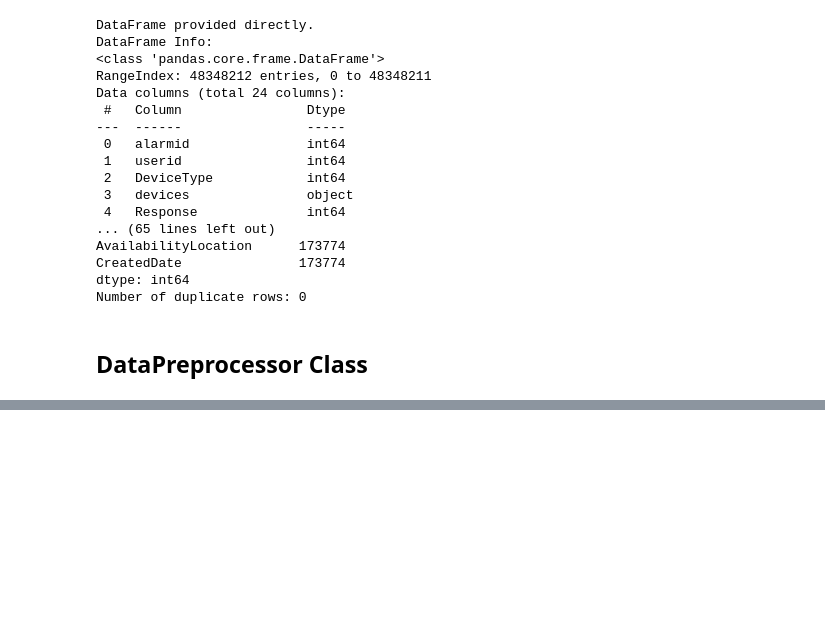
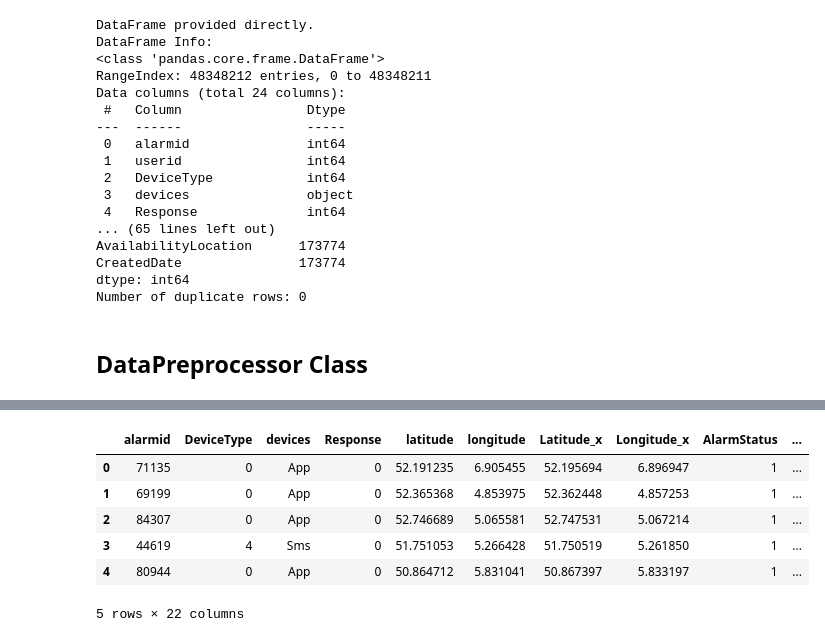
Before and after one commit to kayc0des/volunteer_reponse_eda, a Jupyter notebook: EDA.ipynb, the cells around one changed output, grey strips where cells are left out. Cells and saved outputs as stored; diff of their text form; code cells hidden in the pictures; blank space fills up the shorter version.

```diff
--- a/EDA.ipynb
+++ b/EDA.ipynb
@@ -485,0 +639,15 @@ Columns dropped: []
+# %%
+# Convert string values to numerical values
+
+data['WorkLatitude'] = pd.to_numeric(data['WorkLatitude'], errors='coerce')
+data['WorkLongitude'] = pd.to_numeric(data['WorkLongitude'], errors='coerce')
+# %%
+data.head()
+# %% [output]
+|  | alarmid | DeviceType | devices | Response | latitude | longitude | Latitude_x | Longitude_x | AlarmStatus | ... |
+| 0 | 71135 | 0 | App | 0 | 52.191235 | 6.905455 | 52.195694 | 6.896947 | 1 | ... |
+| 1 | 69199 | 0 | App | 0 | 52.365368 | 4.853975 | 52.362448 | 4.857253 | 1 | ... |
+| 2 | 84307 | 0 | App | 0 | 52.746689 | 5.065581 | 52.747531 | 5.067214 | 1 | ... |
+| 3 | 44619 | 4 | Sms | 0 | 51.751053 | 5.266428 | 51.750519 | 5.261850 | 1 | ... |
+| 4 | 80944 | 0 | App | 0 | 50.864712 | 5.831041 | 50.867397 | 5.833197 | 1 | ... |
+5 rows × 22 columns
```
Also changed, not shown: parts of 21 cells of this notebook, 3 other files.
